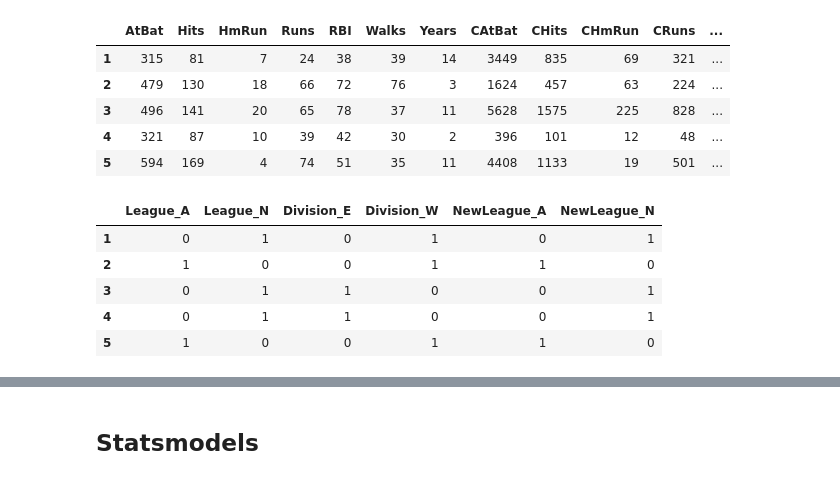
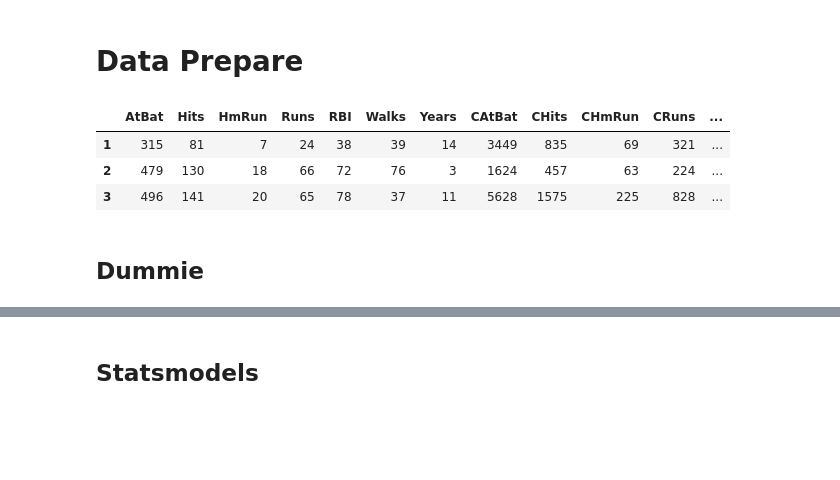
Before and after one commit to qraxiss/learning-data-science, a Jupyter notebook: machine-learning/linear-models/3-PCR-(principal_component_regression).ipynb, the cells around one changed output, grey strips where cells are left out. Cells and saved outputs as stored; diff of their text form; code cells hidden in the pictures; blank space fills up the shorter version.

```diff
--- a/machine-learning/linear-models/3-PCR-(principal_component_regression).ipynb
+++ b/machine-learning/linear-models/3-PCR-(principal_component_regression).ipynb
@@ -1,24 +1,14 @@
 # %%
 import pandas as pd
 import numpy as np
+# %% [markdown]
+# Data Prepare
 # %%
 df = pd.read_csv("../datas/Hitters.csv")
 df = df.dropna()
-df.head()
+df.head(3)
 # %% [output]
 |  | AtBat | Hits | HmRun | Runs | RBI | Walks | Years | CAtBat | CHits | CHmRun | CRuns | ... |
 | 1 | 315 | 81 | 7 | 24 | 38 | 39 | 14 | 3449 | 835 | 69 | 321 | ... |
 | 2 | 479 | 130 | 18 | 66 | 72 | 76 | 3 | 1624 | 457 | 63 | 224 | ... |
 | 3 | 496 | 141 | 20 | 65 | 78 | 37 | 11 | 5628 | 1575 | 225 | 828 | ... |
-| 4 | 321 | 87 | 10 | 39 | 42 | 30 | 2 | 396 | 101 | 12 | 48 | ... |
-| 5 | 594 | 169 | 4 | 74 | 51 | 35 | 11 | 4408 | 1133 | 19 | 501 | ... |
-# %%
-dms = pd.get_dummies(df[['League', 'Division', 'NewLeague']])
-dms.head()
-# %% [output]
-|  | League_A | League_N | Division_E | Division_W | NewLeague_A | NewLeague_N |
-| 1 | 0 | 1 | 0 | 1 | 0 | 1 |
-| 2 | 1 | 0 | 0 | 1 | 1 | 0 |
-| 3 | 0 | 1 | 1 | 0 | 0 | 1 |
-| 4 | 0 | 1 | 1 | 0 | 0 | 1 |
-| 5 | 1 | 0 | 0 | 1 | 1 | 0 |
@@ -29 +15,3 @@ X = df.drop(['Salary', 'League', 'Division', 'NewLeague'], axis=1)
+# %% [markdown]
+## Dummie
 # %%
```
Also changed, not shown: parts of 35 cells of this notebook.
